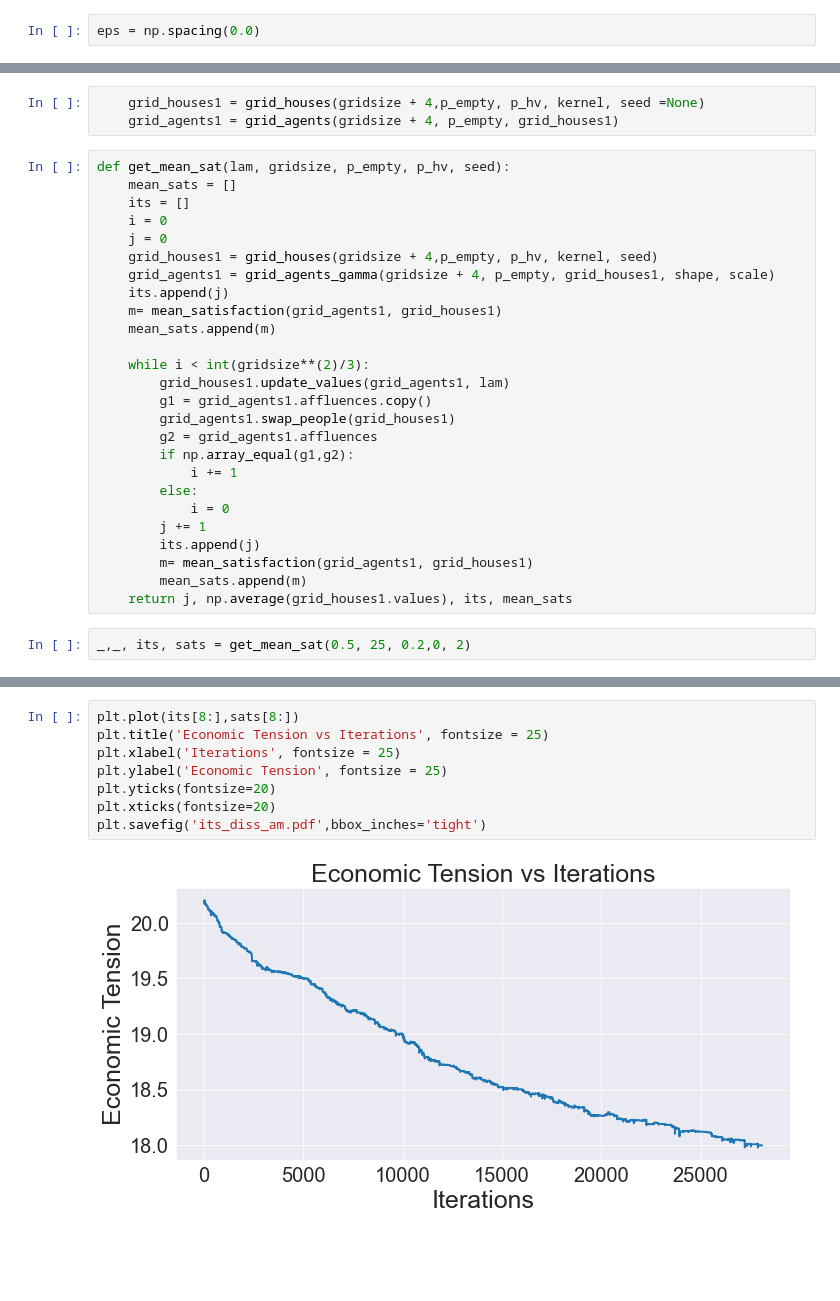
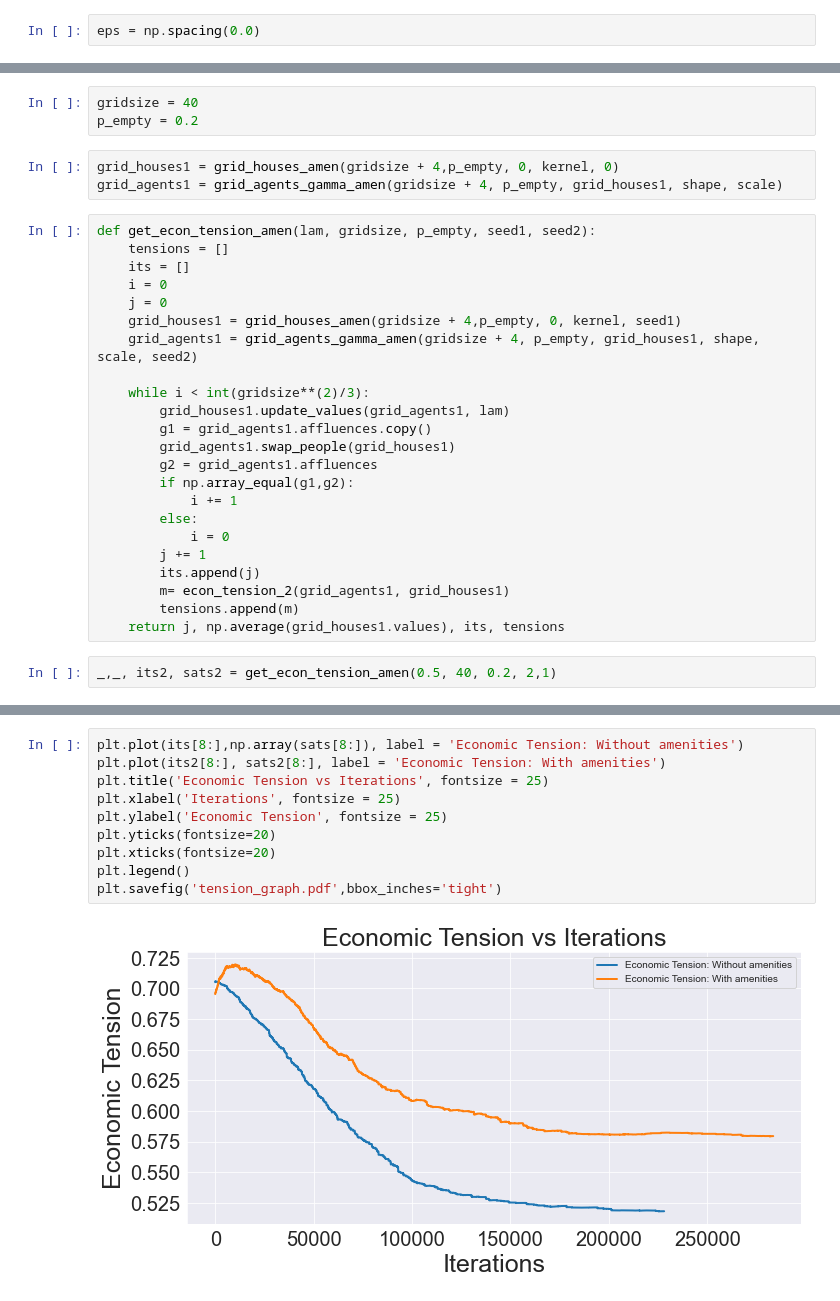
Before and after one commit to Joseph38512/industrial-maths-project-2, a Jupyter notebook: Housing_1-2.ipynb, the cells around one changed output, grey strips where cells are left out. Saved outputs shown, nothing was run; the diff lists cells and outputs as text; blank space fills up the shorter version.

```diff
--- a/Housing_1-2.ipynb
+++ b/Housing_1-2.ipynb
@@ -750,17 +695,17 @@ Average House Value:  0.659905621411987
+# %%
+gridsize = 40
+p_empty = 0.2
 # %%
-    grid_houses1 = grid_houses(gridsize + 4,p_empty, p_hv, kernel, seed =None)
-    grid_agents1 = grid_agents(gridsize + 4, p_empty, grid_houses1)
+grid_houses1 = grid_houses_amen(gridsize + 4,p_empty, 0, kernel, 0)
+grid_agents1 = grid_agents_gamma_amen(gridsize + 4, p_empty, grid_houses1, shape, scale)
 # %%
-def get_mean_sat(lam, gridsize, p_empty, p_hv, seed):
-    mean_sats = []
+def get_econ_tension_amen(lam, gridsize, p_empty, seed1, seed2):
+    tensions = []
     its = []
     i = 0
     j = 0
-    grid_houses1 = grid_houses(gridsize + 4,p_empty, p_hv, kernel, seed)
-    grid_agents1 = grid_agents_gamma(gridsize + 4, p_empty, grid_houses1, shape, scale)
-    its.append(j)
-    m= mean_satisfaction(grid_agents1, grid_houses1)
-    mean_sats.append(m)
+    grid_houses1 = grid_houses_amen(gridsize + 4,p_empty, 0, kernel, seed1)
+    grid_agents1 = grid_agents_gamma_amen(gridsize + 4, p_empty, grid_houses1, shape, scale, seed2)
 
     while i < int(gridsize**(2)/3):
         grid_houses1.update_values(grid_agents1, lam)
@@ -773,8 +718,8 @@ def get_mean_sat(lam, gridsize, p_empty, p_hv, seed):
             i = 0
         j += 1
         its.append(j)
-        m= mean_satisfaction(grid_agents1, grid_houses1)
-        mean_sats.append(m)
-    return j, np.average(grid_houses1.values), its, mean_sats
+        m= econ_tension_2(grid_agents1, grid_houses1)
+        tensions.append(m)
+    return j, np.average(grid_houses1.values), its, tensions
 # %%
-_,_, its, sats = get_mean_sat(0.5, 25, 0.2,0, 2)
+_,_, its2, sats2 = get_econ_tension_amen(0.5, 40, 0.2, 2,1)
@@ -781,10 +730,12 @@ _,_, its, sats = get_mean_sat(0.5, 25, 0.2,0, 2)
 # %%
-plt.plot(its[8:],sats[8:])
+plt.plot(its[8:],np.array(sats[8:]), label = 'Economic Tension: Without amenities')
+plt.plot(its2[8:], sats2[8:], label = 'Economic Tension: With amenities')
 plt.title('Economic Tension vs Iterations', fontsize = 25)
 plt.xlabel('Iterations', fontsize = 25)
 plt.ylabel('Economic Tension', fontsize = 25)
 plt.yticks(fontsize=20)
 plt.xticks(fontsize=20)
-plt.savefig('its_diss_am.pdf',bbox_inches='tight')
+plt.legend()
+plt.savefig('tension_graph.pdf',bbox_inches='tight')
 # %% [output]
-[figure, old version]
+[figure, new version]
```
Also changed, not shown: parts of 41 cells of this notebook, 1 other file.
